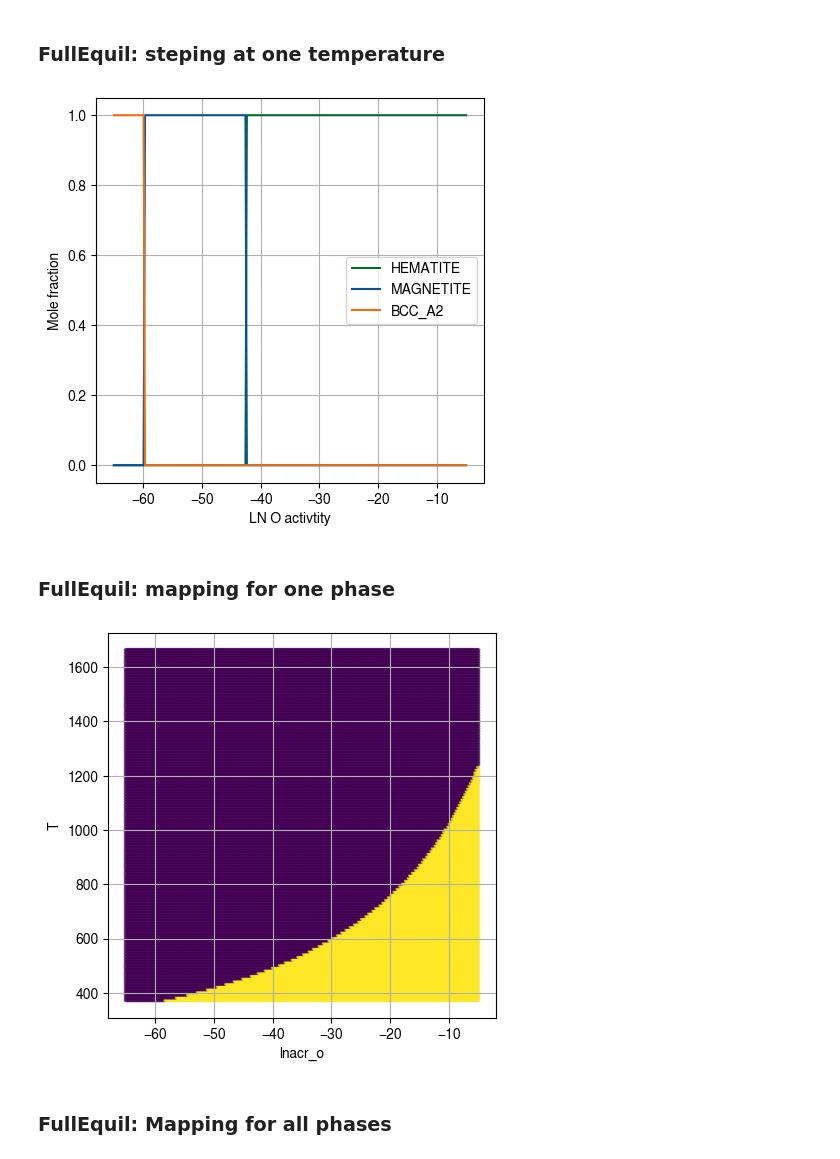
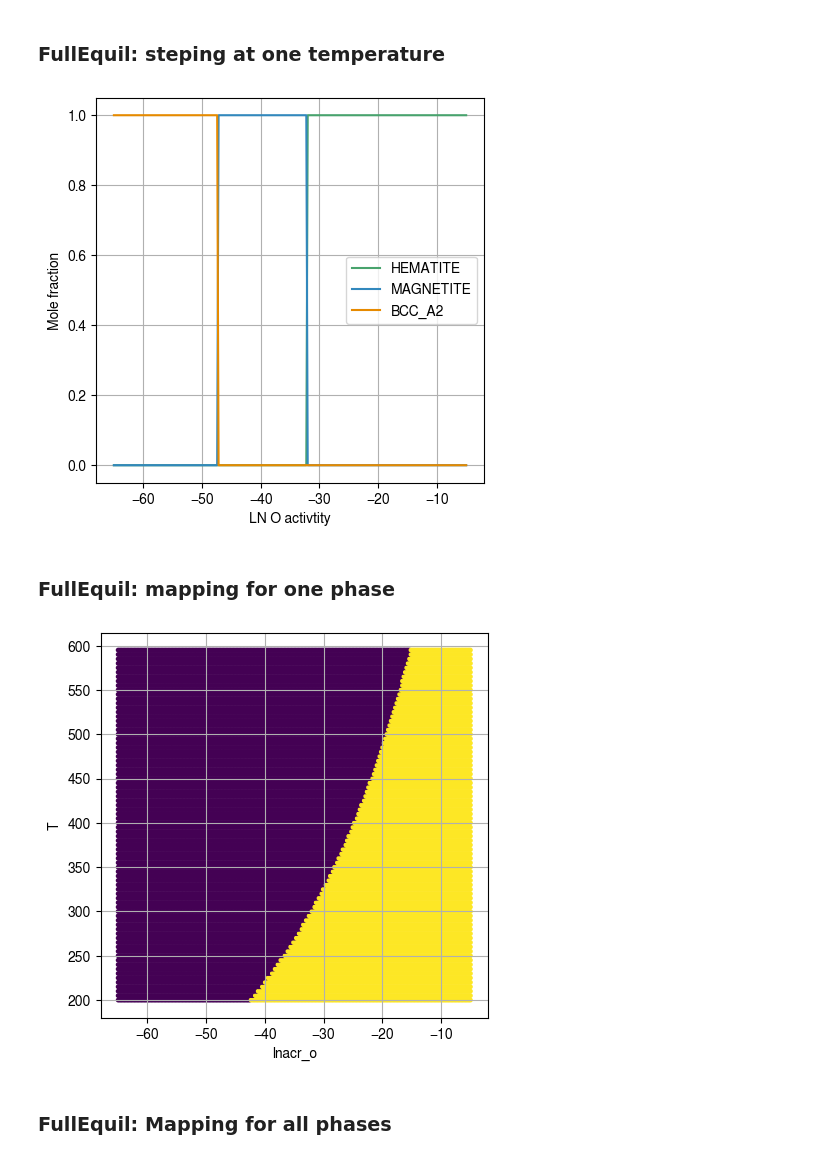
Before and after one commit to YXWU2014/IronOxide_TC, a Jupyter notebook: IronOxide_TC_calculations.ipynb, the cells around one changed output. Saved outputs shown, nothing was run; the diff lists cells and outputs as text; code cells hidden in the pictures.

```diff
--- a/IronOxide_TC_calculations.ipynb
+++ b/IronOxide_TC_calculations.ipynb
@@ -198,7 +198,7 @@ def tc_calculation_NormDrivingForce(tk, db, phase):
 start_time = time.time()
 
 # paralleising FullEquil
-tk_values = np.arange(100+273.15, 1400+273.15, 10)
+tk_values = np.arange(200+273.15, 605+273.15, 5)
 print("temperature range first and last 5 values: ",
       tk_values[:5], tk_values[-5:])
 print("FullEquil processes: ", len(tk_values))
@@ -473,18 +462,20 @@ display(df_DGM.head(3), df_DGM.shape)
 ### FullEquil: steping at one temperature
 # %%
 # Filter the dataframe for rows where T is 373.15
-filtered_df_FullEquil = df_FullEquil[df_FullEquil['T'] == 473.15]
+filtered_df_FullEquil = df_FullEquil[df_FullEquil['T'] == 573.15]
 filtered_df_FullEquil.to_excel(os.path.join(current_directory,
                                             "tc_df_FullEquil_check_filter.xlsx"), index=False)
 
 plt.figure(figsize=(5, 5))
 colors = {
-    'HEMATITE': '#006D2C',
-    'MAGNETITE': '#08519C',
-    'WUSTITE': '#54278F',
-    'BCC_A2': '#EC7014',
-    'LIQUID': '#A50F15'
+    'HEMATITE': '#48A36D',  # A vibrant teal
+    'MAGNETITE': '#3288BD',  # A brighter, more vibrant blue
+    'WUSTITE': '#756BB1',  # A vibrant lavender
+    'BCC_A2': '#E68A00',  # A strong, vibrant orange
+    'LIQUID': '#D43E4F'   # A vibrant, eye-catching coral red
 }
+labels_list = ['Hematite', 'Magnetite', 'Wustite', 'BCC Iron', 'Liquid']
+
 
 plt.plot(filtered_df_FullEquil['lnacr_o'], filtered_df_FullEquil['np(HEMATITE)'],
          color=colors['HEMATITE'], label='HEMATITE')
@@ -504,20 +495,20 @@ plt.legend()
 # plt.xlim(-100, -25)
 plt.show()
 # %% [output]
-[figure, old version]
+[figure, new version]
 # %% [markdown]
 ### FullEquil: mapping for one phase
 # %%
 plt.figure(figsize=(5, 5))
-plt.scatter(df_FullEquil['lnacr_o'], df_FullEquil['T'],
-            c=df_FullEquil['np(HEMATITE)'], s=5,  alpha=0.6)
+plt.scatter(df_FullEquil['lnacr_o'], df_FullEquil['T']-273.15,
+            c=df_FullEquil['np(HEMATITE)'], s=6,  alpha=1)
 plt.xlabel(df_FullEquil.columns[0])
 plt.ylabel(df_FullEquil.columns[1])
 plt.grid(True)
 # plt.legend()
 plt.show()
 # %% [output]
-[figure, old version]
+[figure, new version]
 # %% [markdown]
 ### FullEquil: Mapping for all phases
 # %%
```
Also changed, not shown: parts of 13 cells of this notebook, 16 other files.
